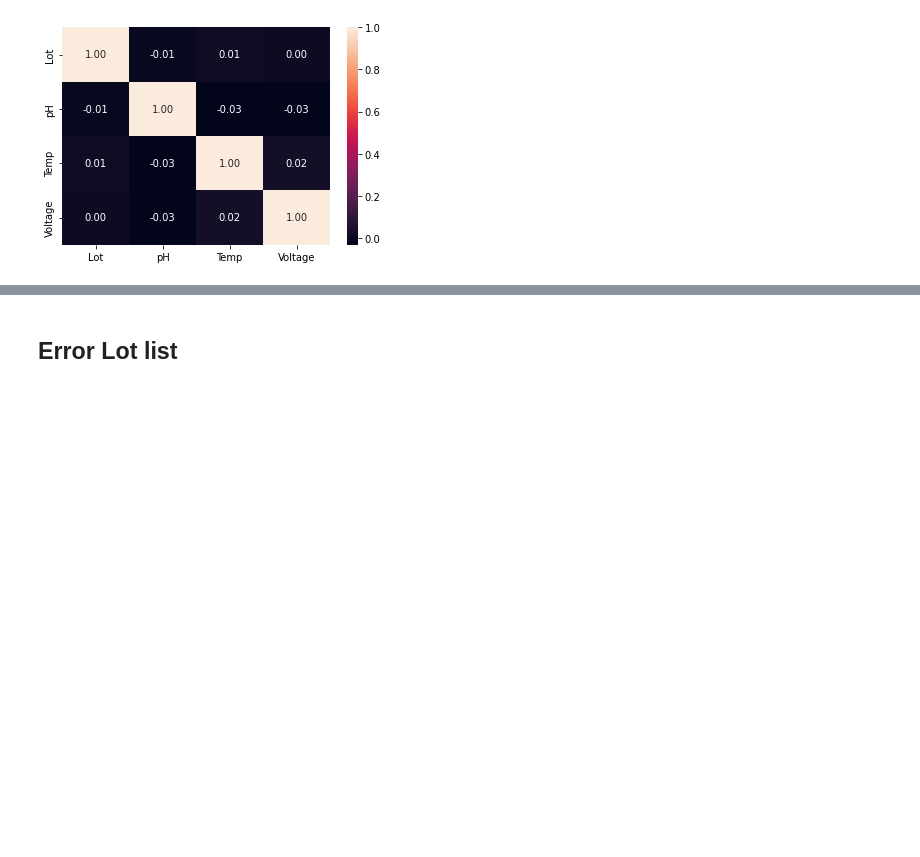
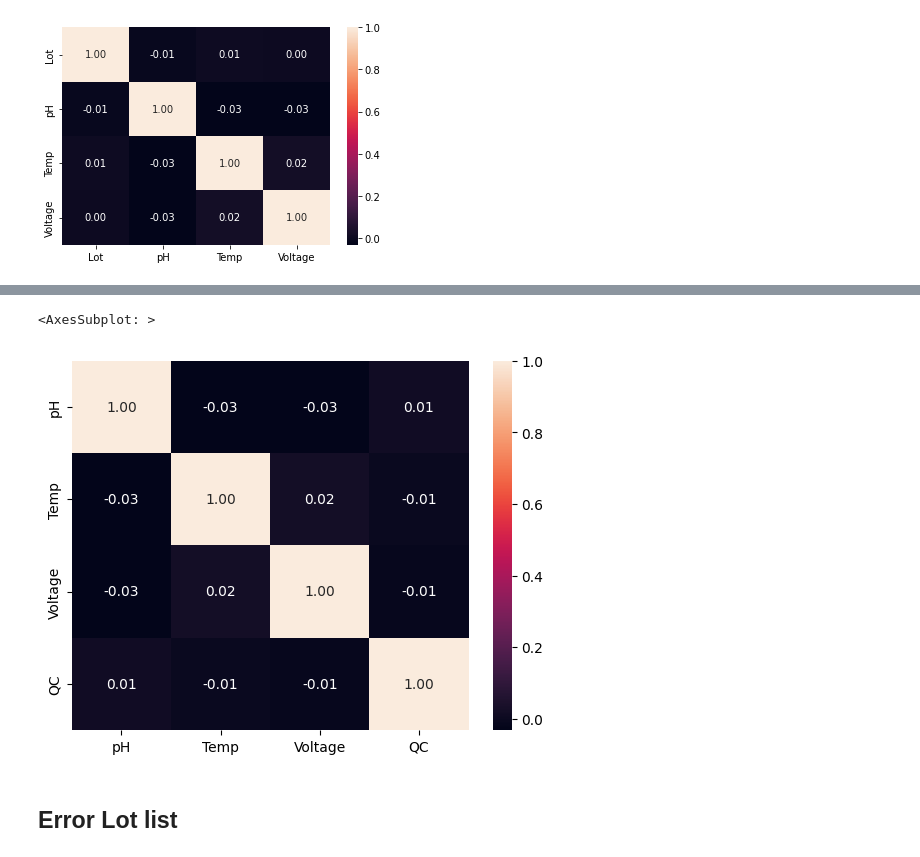
Before and after one commit to och5351/Bigdata_busan, a Jupyter notebook: csy/EDA.ipynb, the cells around one changed output, grey strips where cells are left out. Drawn from its saved outputs; the diff is of its cells as text; code cells hidden in the pictures; blank space fills up the shorter version.

```diff
--- a/csy/EDA.ipynb
+++ b/csy/EDA.ipynb
@@ -222,3 +222,6 @@ sns.heatmap(correlation, annot=True, fmt='.2f')
 # %% [output]
 <AxesSubplot:>
 [figure]
+# %%
+heat_df = pd.read_csv(r'C:\localRepository\Bigdata_busan\ML\res\final_df_1.csv')
+heat_df
@@ -224,0 +274,3 @@ sns.heatmap(correlation, annot=True, fmt='.2f')
+# %%
+corr_df = heat_df.corr()
+corr_df
@@ -225,3 +283,8 @@ sns.heatmap(correlation, annot=True, fmt='.2f')
+# %%
+sns.heatmap(corr_df, annot=True, fmt='.2f')
+# %% [output]
+<AxesSubplot: >
+[figure, added]
 # %% [markdown]
 ## Error Lot list
 # %% [markdown]
```
Also changed, not shown: parts of 4 cells of this notebook.
